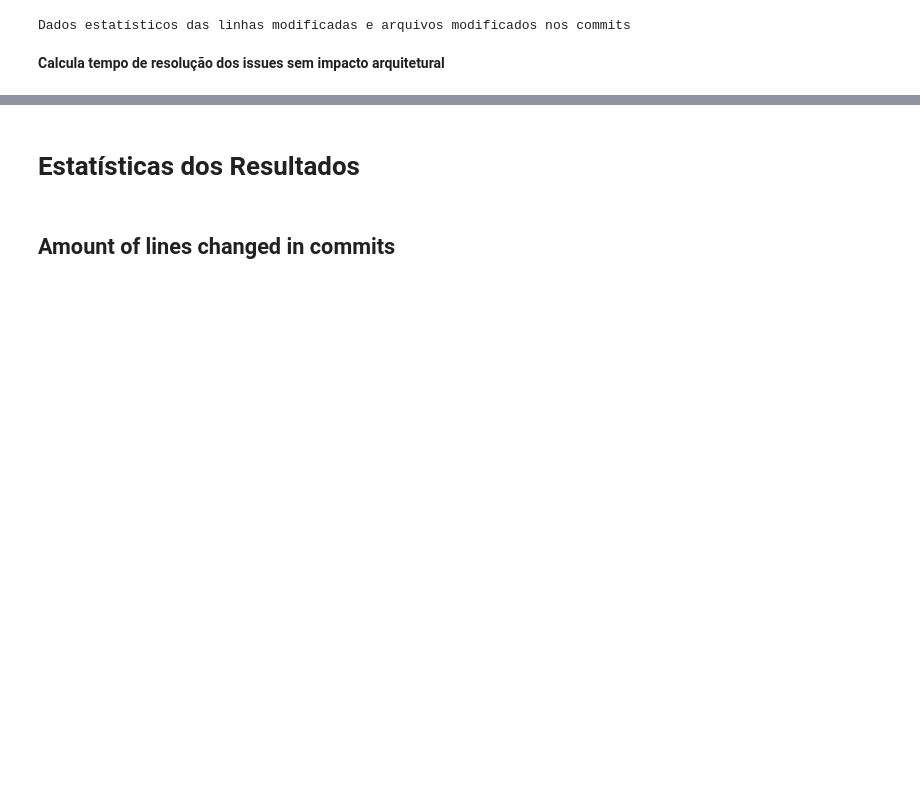
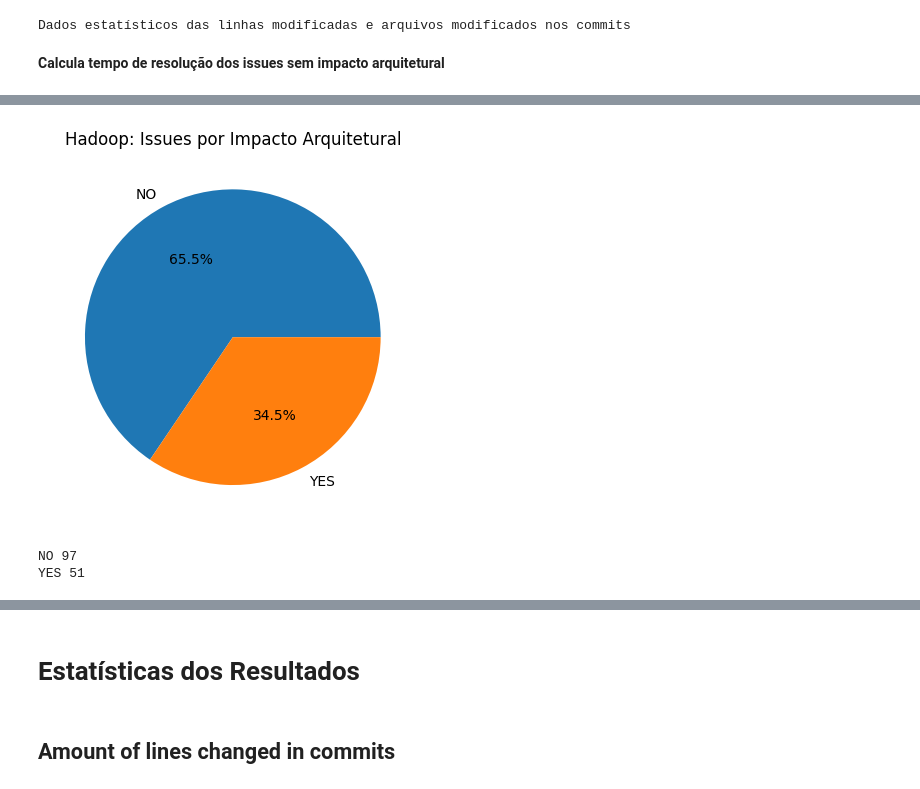
Before and after one commit to armandossrecife/my_validation3, a Jupyter notebook: my_comparison.ipynb, the cells around one changed output, grey strips where cells are left out. Cells and saved outputs as stored; diff of their text form; code cells hidden in the pictures; blank space fills up the shorter version.

```diff
--- a/my_comparison.ipynb
+++ b/my_comparison.ipynb
@@ -863,0 +956,6 @@ d12_kafka_without_outliers = remove_outliers_from_serie(d12_kafka_my_series)
+# %%
+show_pie(my_df=df_hadoop_issues_inspected, my_field='architectural_impact', my_title='Hadoop: Issues por Impacto Arquitetural')
+# %% [output]
+[figure, added]
+NO 97
+YES 51
```
Also changed, not shown: parts of 37 cells of this notebook.
